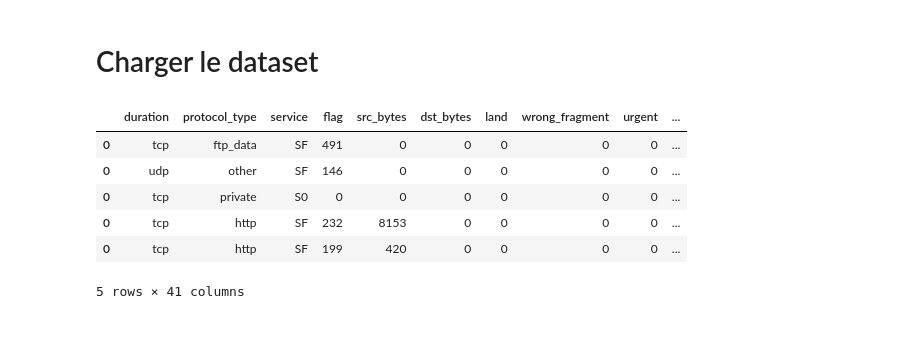
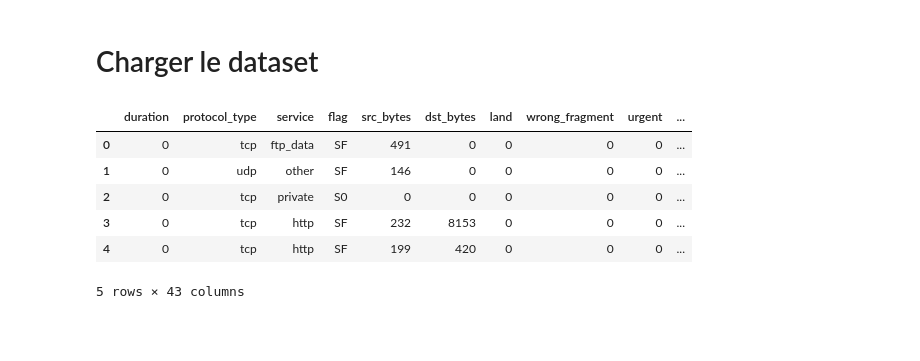
Before and after one commit to Bilou75019/KDD-project, a Jupyter notebook: Projet.ipynb, the cells around one changed output. Drawn from its saved outputs; the diff is of its cells as text; code cells hidden in the pictures.

```diff
--- a/Projet.ipynb
+++ b/Projet.ipynb
@@ -9,42 +9,50 @@ from time import time
 
 
 col_names = ["duration","protocol_type","service","flag","src_bytes",
     "dst_bytes","land","wrong_fragment","urgent","hot","num_failed_logins",
     "logged_in","num_compromised","root_shell","su_attempted","num_root",
     "num_file_creations","num_shells","num_access_files","num_outbound_cmds",
     "is_host_login","is_guest_login","count","srv_count","serror_rate",
     "srv_serror_rate","rerror_rate","srv_rerror_rate","same_srv_rate",
     "diff_srv_rate","srv_diff_host_rate","dst_host_count","dst_host_srv_count",
     "dst_host_same_srv_rate","dst_host_diff_srv_rate","dst_host_same_src_port_rate",
     "dst_host_srv_diff_host_rate","dst_host_serror_rate","dst_host_srv_serror_rate",
     "dst_host_rerror_rate","dst_host_srv_rerror_rate", "attack"]
 
 df = pd.read_csv('https://raw.githubusercontent.com/Bilou75019/KDD-project/master/KDD_files/KDDTrain%2B.csv', delimiter=',')
 df_test = pd.read_csv('https://raw.githubusercontent.com/Bilou75019/KDD-project/master/KDD_files/KDDTest%2B.csv', delimiter=',')
 
 #delete 43th column
 df = df.iloc[:,:-1]
 df_test = df_test.iloc[:,:-1]
 
 
-
+#trie les attaques et les packets bénins
 def labeling(x):
     if x == 'normal':
         return 0
     else:
         return 1
 
+# on rajoute une colonne label selon le resultat de labeling
+label = df['attack']
+class_label = label.map(labeling)
+df['label'] = class_label
+
+# test data
+label = df_test['attack']
+class_label = label.map(labeling)
+df_test['label'] = class_label
+
 df.head()
-#label = df['attack']
-# mapping all the attack to the desired output which is 0 and 1
 # %% [output]
 |  | duration | protocol_type | service | flag | src_bytes | dst_bytes | land | wrong_fragment | urgent | ... |
-| 0 | tcp | ftp_data | SF | 491 | 0 | 0 | 0 | 0 | 0 | ... |
-| 0 | udp | other | SF | 146 | 0 | 0 | 0 | 0 | 0 | ... |
-| 0 | tcp | private | S0 | 0 | 0 | 0 | 0 | 0 | 0 | ... |
-| 0 | tcp | http | SF | 232 | 8153 | 0 | 0 | 0 | 0 | ... |
-| 0 | tcp | http | SF | 199 | 420 | 0 | 0 | 0 | 0 | ... |
+| 0 | 0 | tcp | ftp_data | SF | 491 | 0 | 0 | 0 | 0 | ... |
+| 1 | 0 | udp | other | SF | 146 | 0 | 0 | 0 | 0 | ... |
+| 2 | 0 | tcp | private | S0 | 0 | 0 | 0 | 0 | 0 | ... |
+| 3 | 0 | tcp | http | SF | 232 | 8153 | 0 | 0 | 0 | ... |
+| 4 | 0 | tcp | http | SF | 199 | 420 | 0 | 0 | 0 | ... |
-5 rows × 41 columns
+5 rows × 43 columns
 # %% [markdown]
 #
 # %% [markdown]
```
Also changed, not shown: parts of 33 cells of this notebook.
